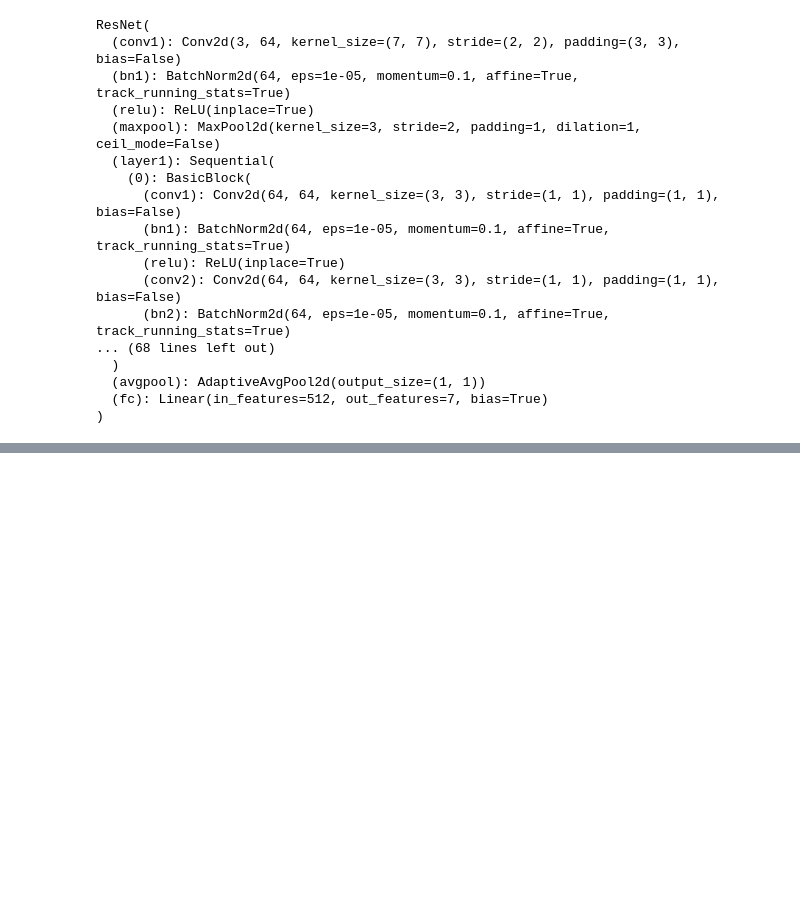
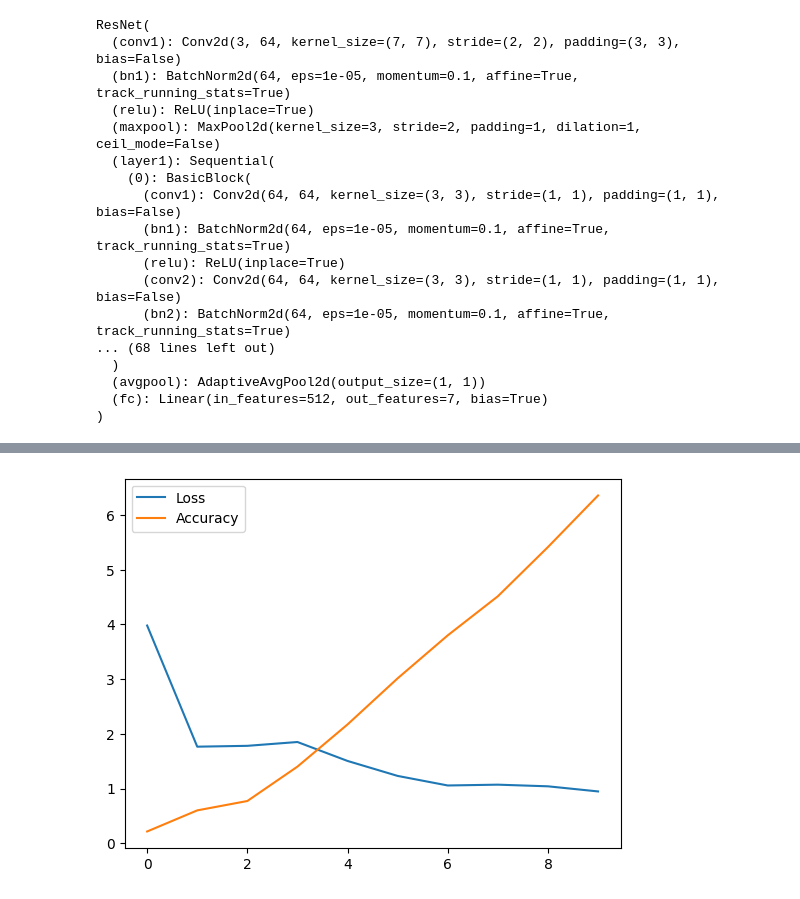
Before and after one commit to s-mehra/EuropeanMoneyClassification, a Jupyter notebook: EuropeanMoneyClassification.ipynb, the cells around one changed output, grey strips where cells are left out. Cells and saved outputs as stored; diff of their text form; code cells hidden in the pictures; blank space fills up the shorter version.

Commit message:
Trained densenet18 model as alternative

```diff
--- a/EuropeanMoneyClassification.ipynb
+++ b/EuropeanMoneyClassification.ipynb
@@ -191,0 +191,47 @@ plt.show()
+# %%
+#loading and training a densenet model
+model_des = models.densenet121(pretrained=True)
+for param in model_des.parameters():
+    param.requires_grad=False
+model_des.classifier = nn.Linear(1024, 7)
+
+#loss function
+des_loss = nn.CrossEntropyLoss
+#optimizer
+optimizer = torch.optim.Adam([parameters for parameters in model_des.parameters() if parameters.requires_grad],lr=0.003)
+
+N_EPOCHS = 10
+des_loss_list = []
+des_accuracy_list = []
+des_correct = 0
+n_test = len(validation_dataset)
+
+for epoch in range(N_EPOCHS):
+    loss_sublist = []
+    for x,y in train_loader:
+        model_des.train()
+        optimizer.zero_grad()
+        z = model_des(x)
+        loss = criterion(z,y)
+        loss_sublist.append(loss.data.item())
+        loss.backward()
+        optimizer.step()
+    des_loss_list.append(np.mean(loss_sublist))
+
+    for x_test, y_test in validation_loader:
+        model_des.eval()
+        z = model_des(x_test)
+        _,yhat = torch.max(z.data, 1)
+
+        des_correct += (yhat == y_test).sum().item()
+
+    accuracy = des_correct / n_test
+    des_accuracy_list.append(accuracy)
+# %%
+#plotting densenet121 loss and accuracy
+plt.plot(des_loss_list, label="Loss")
+plt.plot(des_accuracy_list, label="Accuracy")
+plt.legend()
+plt.show()
+# %% [output]
+[figure, added]
```
Also changed, not shown: parts of 3 cells of this notebook.
